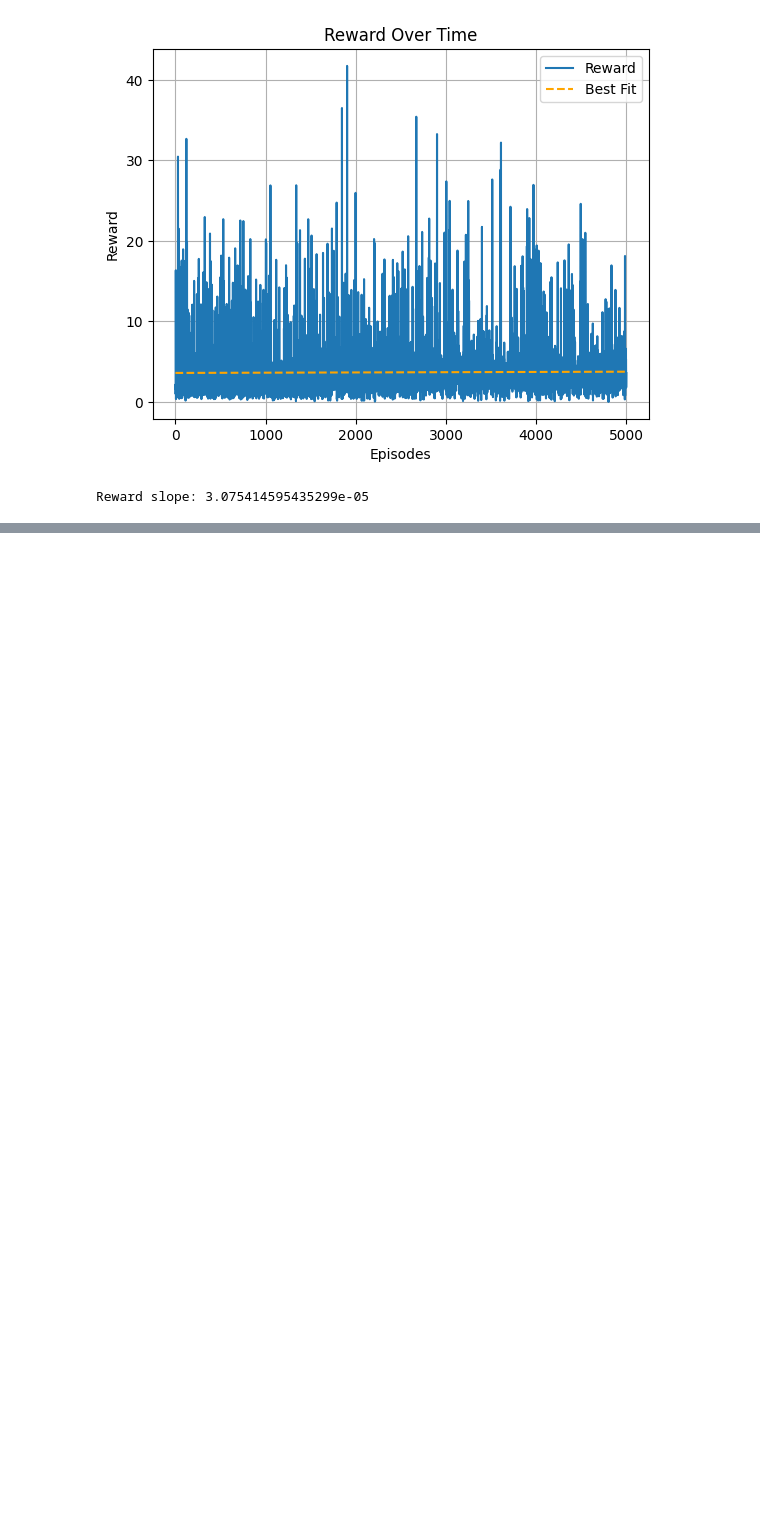
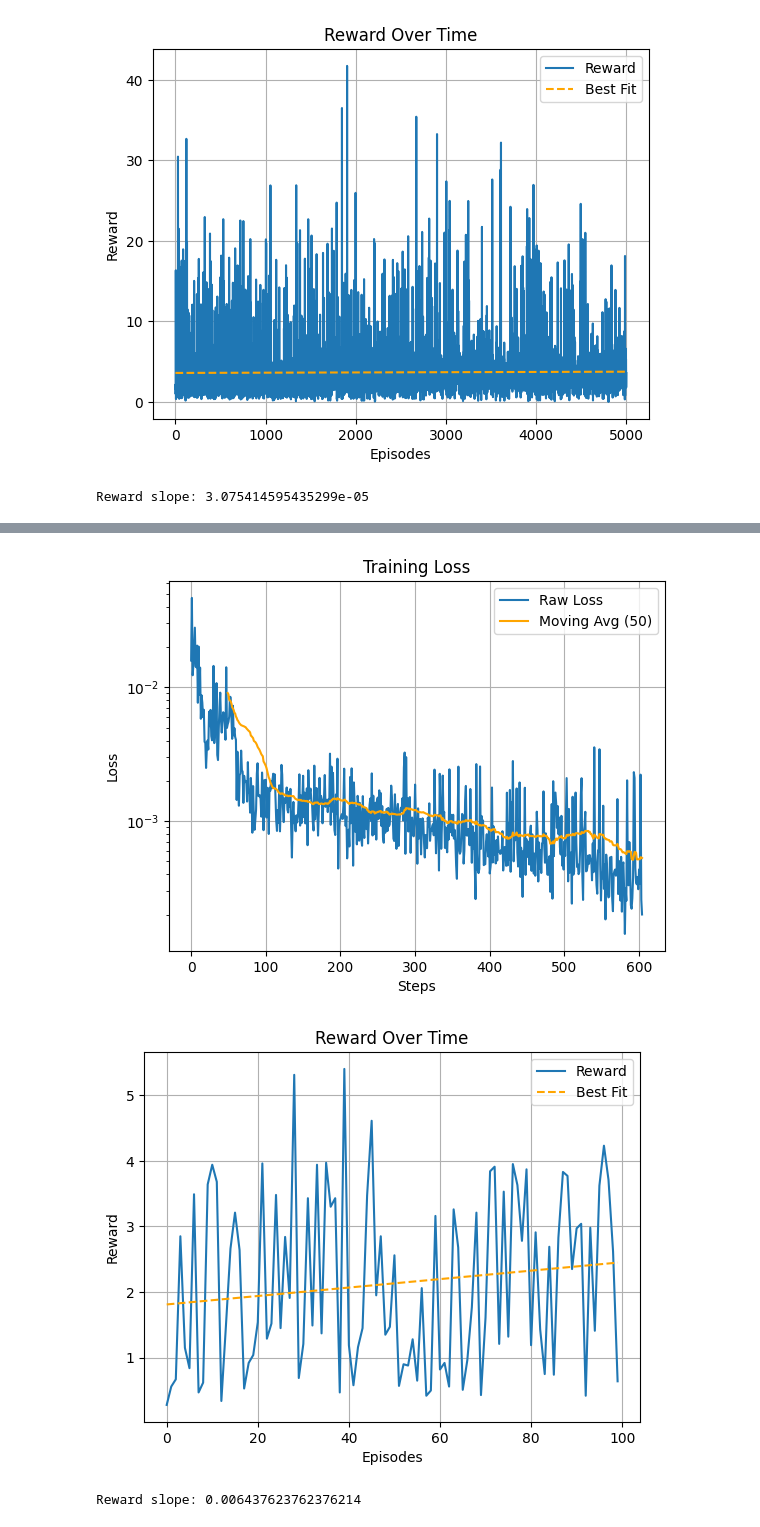
Before and after one commit to BenVigos/Machine-Learning, a Jupyter notebook: Project_/dicewars-env-v1/plots.ipynb, the cells around one changed output, grey strips where cells are left out. Drawn from its saved outputs; the diff is of its cells as text; code cells hidden in the pictures; blank space fills up the shorter version.

Commit message:
testing the agent in plots.ipynb

```diff
--- a/Project_/dicewars-env-v1/plots.ipynb
+++ b/Project_/dicewars-env-v1/plots.ipynb
@@ -172,3 +179,13 @@ print("Reward slope:", coeffs_reward[0])
 [figure]
 [figure]
 Reward slope: 3.075414595435299e-05
+# %%
+model_4 = keras.models.load_model("dqn_model_4.keras")
+model_4.summary()
+
+with open("training_data_4.pkl", "rb") as f:
+    training_data_4 = pickle.load(f)
+
+# See what's inside
+print(type(training_data_4))
+print(training_data_4.keys() if isinstance(training_data_4, dict) else training_data_4)
@@ -174,0 +211,48 @@ Reward slope: 3.075414595435299e-05
+# %%
+import numpy as np
+# Loss plot
+# Define the window size for the moving average
+window_size = 50  # You can tweak this based on how smooth you want the curve
+
+losses = training_data_4['losses']
+x_loss = np.arange(len(losses))
+
+# Compute moving average
+if len(losses) >= window_size:
+    moving_avg = np.convolve(losses, np.ones(window_size)/window_size, mode='valid')
+    x_moving_avg = np.arange(window_size - 1, len(losses))
+else:
+    moving_avg = losses
+    x_moving_avg = x_loss
+
+# Plot
+plt.plot(x_loss, losses, label="Raw Loss")
+plt.plot(x_moving_avg, moving_avg, label=f"Moving Avg ({window_size})", color="orange")
+plt.title("Training Loss")
+plt.xlabel("Steps")
+plt.ylabel("Loss")
+plt.yscale("log")
+plt.grid(True)
+plt.legend()
+plt.show()
+rewards = training_data_4['reward_history']
+x_reward = np.arange(len(rewards))
+
+# Reward plot
+plt.plot(x_reward, rewards, label="Reward")
+if len(rewards) > 1:
+    coeffs_reward = np.polyfit(x_reward, rewards, deg=1)
+    fit_reward = np.poly1d(coeffs_reward)(x_reward)
+    plt.plot(x_reward, fit_reward, "--", color="orange", label="Best Fit")
+
+plt.title("Reward Over Time")
+plt.xlabel("Episodes")
+plt.ylabel("Reward")
+plt.grid(True)
+plt.legend()
+plt.show()
+print("Reward slope:", coeffs_reward[0])
+# %% [output]
+[figure, added]
+[figure, added]
+Reward slope: 0.006437623762376214
```
Also changed, not shown: parts of 3 cells of this notebook.
